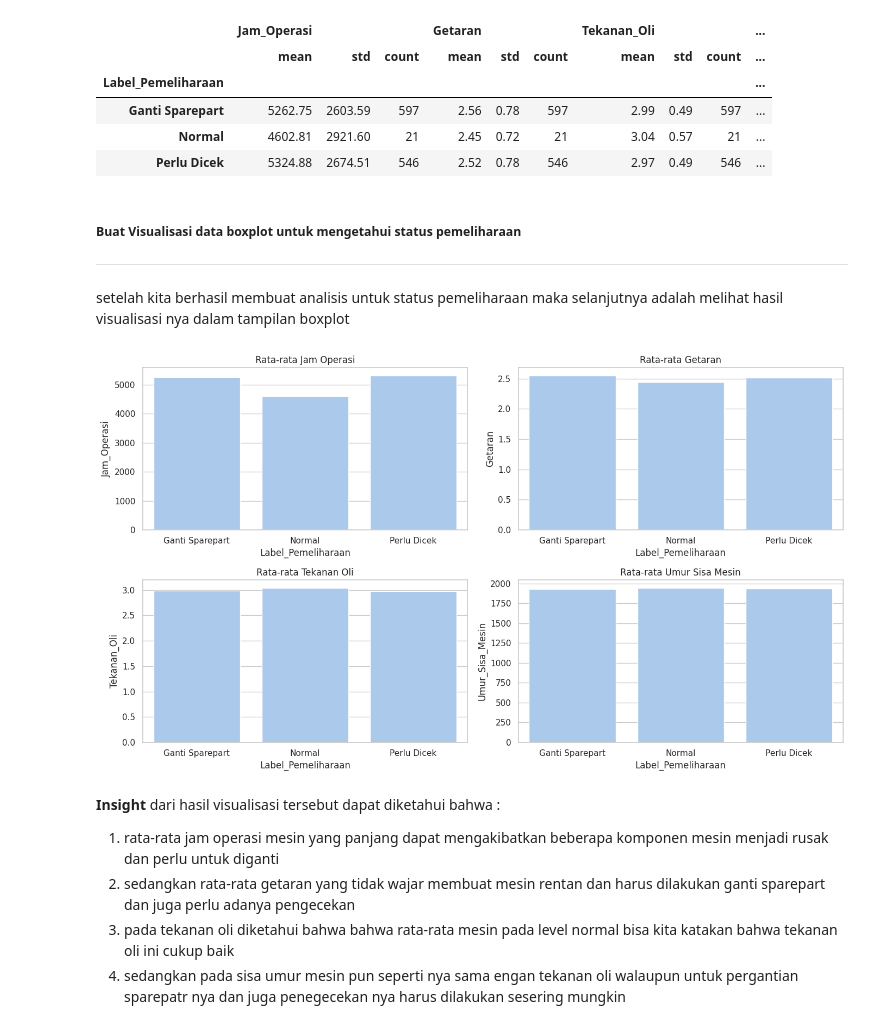
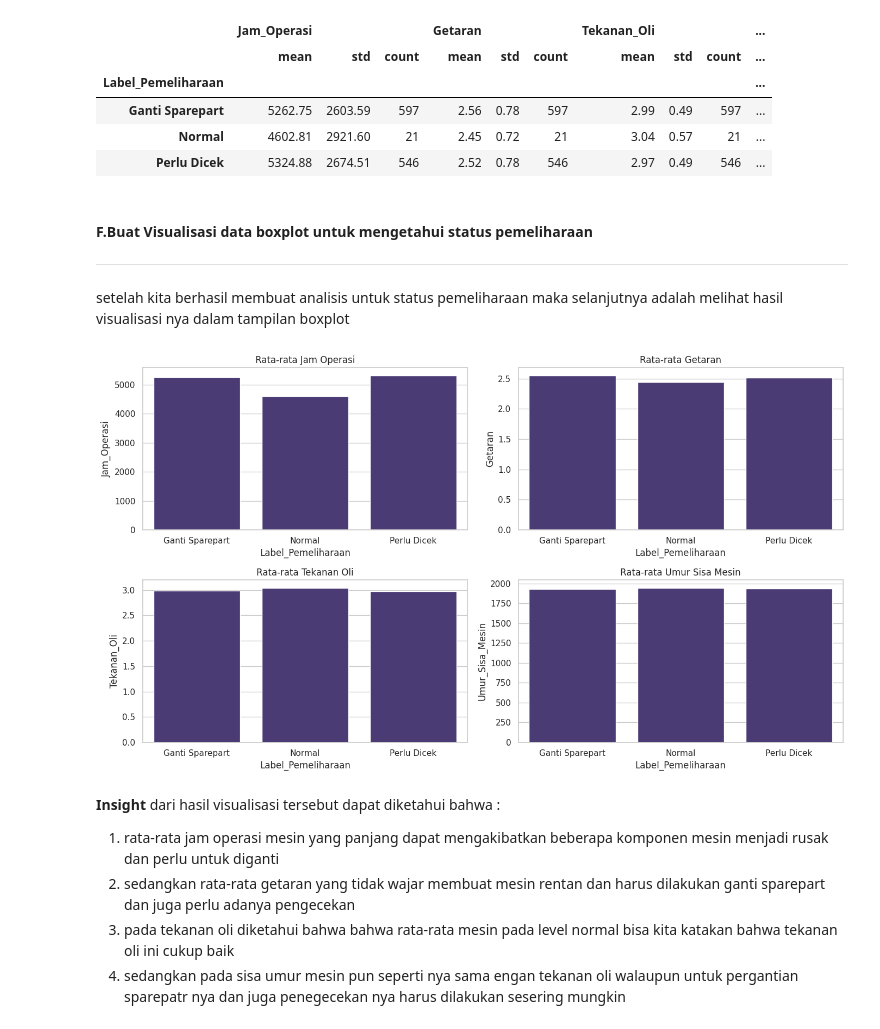
Before and after one commit to BlackBox-Ops/prediksi-estimasi-perbaikan-mesin, a Jupyter notebook: DS Series Prediksi dan Estimasi Perbaikan Mesin.ipynb, the cells around one changed output. Drawn from its saved outputs; the diff is of its cells as text; code cells hidden in the pictures.

```diff
--- a/DS Series Prediksi dan Estimasi Perbaikan Mesin.ipynb
+++ b/DS Series Prediksi dan Estimasi Perbaikan Mesin.ipynb
@@ -590,33 +602,33 @@ grouped_label.round(2)
 | Normal | 4602.81 | 2921.60 | 21 | 2.45 | 0.72 | 21 | 3.04 | 0.57 | 21 | ... |
 | Perlu Dicek | 5324.88 | 2674.51 | 546 | 2.52 | 0.78 | 546 | 2.97 | 0.49 | 546 | ... |
 # %% [markdown]
-##### Buat Visualisasi data boxplot untuk mengetahui status pemeliharaan
+#### F.Buat Visualisasi data boxplot untuk mengetahui status pemeliharaan
 ---
 setelah kita berhasil membuat analisis untuk status pemeliharaan maka selanjutnya adalah melihat hasil visualisasi nya dalam tampilan boxplot
 # %%
 # Set gaya visual
-sns.set(style="whitegrid", palette="pastel")
+sns.set(style="whitegrid", palette="viridis")
 
 # Buat plot bar rata-rata dari groupby
 mean_grouped = df_heat.groupby("Label_Pemeliharaan")[["Jam_Operasi", "Getaran", "Tekanan_Oli", "Umur_Sisa_Mesin"]].mean().reset_index()
 
 # Plot bar
 fig, axs = plt.subplots(2, 2, figsize=(14, 8))
 
 sns.barplot(x="Label_Pemeliharaan", y="Jam_Operasi", data=mean_grouped, ax=axs[0,0])
 sns.barplot(x="Label_Pemeliharaan", y="Getaran", data=mean_grouped, ax=axs[0,1])
 sns.barplot(x="Label_Pemeliharaan", y="Tekanan_Oli", data=mean_grouped, ax=axs[1,0])
 sns.barplot(x="Label_Pemeliharaan", y="Umur_Sisa_Mesin", data=mean_grouped, ax=axs[1,1])
 
 axs[0,0].set_title("Rata-rata Jam Operasi")
 axs[0,1].set_title("Rata-rata Getaran")
 axs[1,0].set_title("Rata-rata Tekanan Oli")
 axs[1,1].set_title("Rata-rata Umur Sisa Mesin")
 
 plt.tight_layout()
 plt.show()
 # %% [output]
-[figure, old version]
+[figure, new version]
 # %% [markdown]
 <b>Insight</b>
 dari hasil visualisasi tersebut dapat diketahui bahwa :
```
Also changed, not shown: parts of 30 cells of this notebook.
